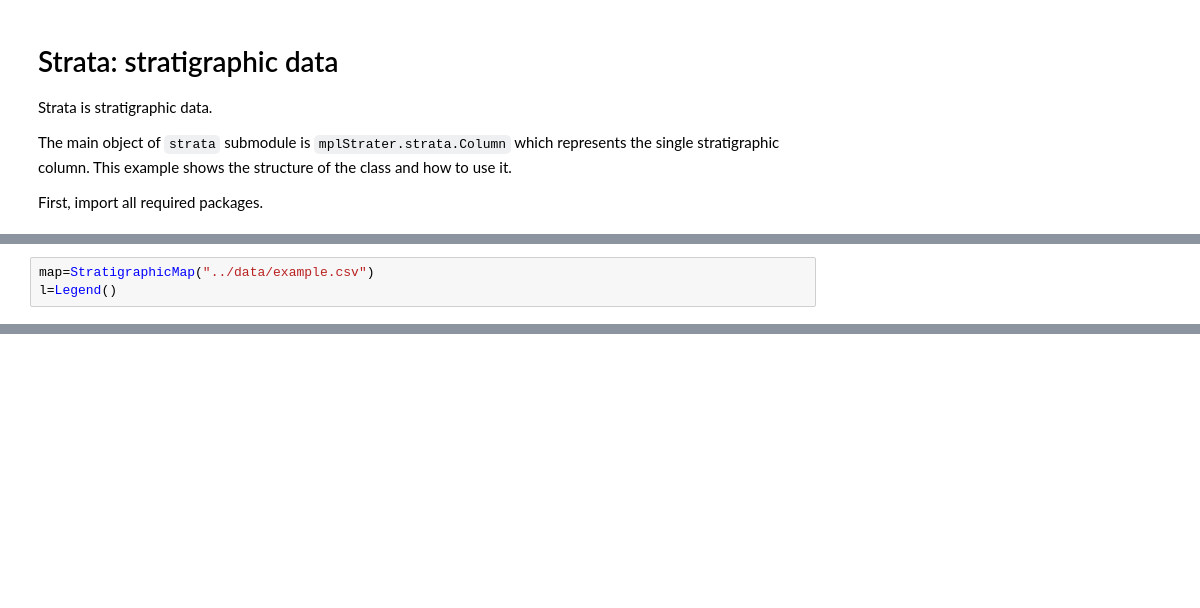
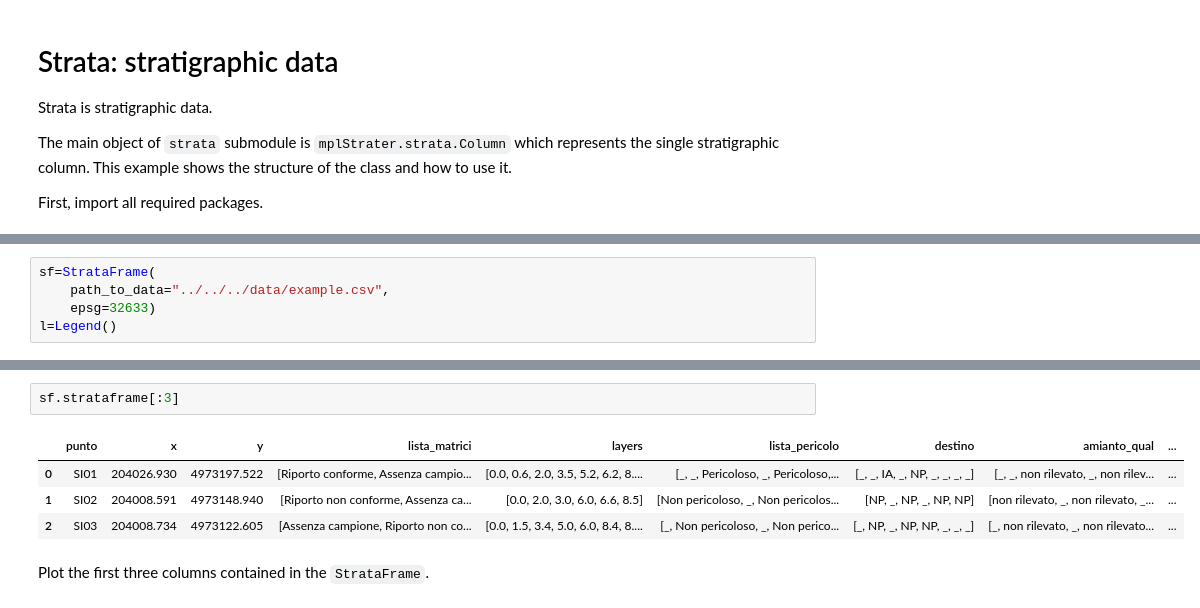
Before and after one commit to giocaizzi/mplStrater, a Jupyter notebook: docsrc/source/examples/strata.ipynb, the cells around one changed output, grey strips where cells are left out. Cells and saved outputs as stored; diff of their text form; blank space fills up the shorter version.

Commit message:
strataframe with docs

```diff
--- a/docsrc/source/examples/strata.ipynb
+++ b/docsrc/source/examples/strata.ipynb
@@ -22,3 +21,5 @@ We are going to exploid `StratigraphicMap` object to load the example dataframe,
 # %%
-map=StratigraphicMap("../data/example.csv")
+sf=StrataFrame(
+    path_to_data="../../../data/example.csv",
+    epsg=32633)
 l=Legend()
@@ -25,3 +32,12 @@ l=Legend()
+# %%
+sf.strataframe[:3]
+# %% [output]
+|  | punto | x | y | lista_matrici | layers | lista_pericolo | destino | amianto_qual | ... |
+| 0 | SI01 | 204026.930 | 4973197.522 | [Riporto conforme, Assenza campio... | [0.0, 0.6, 2.0, 3.5, 5.2, 6.2, 8.... | [_, _, Pericoloso, _, Pericoloso,... | [_, _, IA, _, NP, _, _, _, _] | [_, _, non rilevato, _, non rilev... | ... |
+| 1 | SI02 | 204008.591 | 4973148.940 | [Riporto non conforme, Assenza ca... | [0.0, 2.0, 3.0, 6.0, 6.6, 8.5] | [Non pericoloso, _, Non pericolos... | [NP, _, NP, _, NP, NP] | [non rilevato, _, non rilevato, _... | ... |
+| 2 | SI03 | 204008.734 | 4973122.605 | [Assenza campione, Riporto non co... | [0.0, 1.5, 3.4, 5.0, 6.0, 8.4, 8.... | [_, Non pericoloso, _, Non perico... | [_, NP, _, NP, NP, _, _, _] | [_, non rilevato, _, non rilevato... | ... |
+# %% [markdown]
+Plot the first three columns contained in the `StrataFrame`.
 # %%
 #create figure
 f,axes=plt.subplots(1,4,figsize=(5,3),dpi=200,frameon=False)
```
Also changed, not shown: parts of 5 cells of this notebook, 4 other files.
